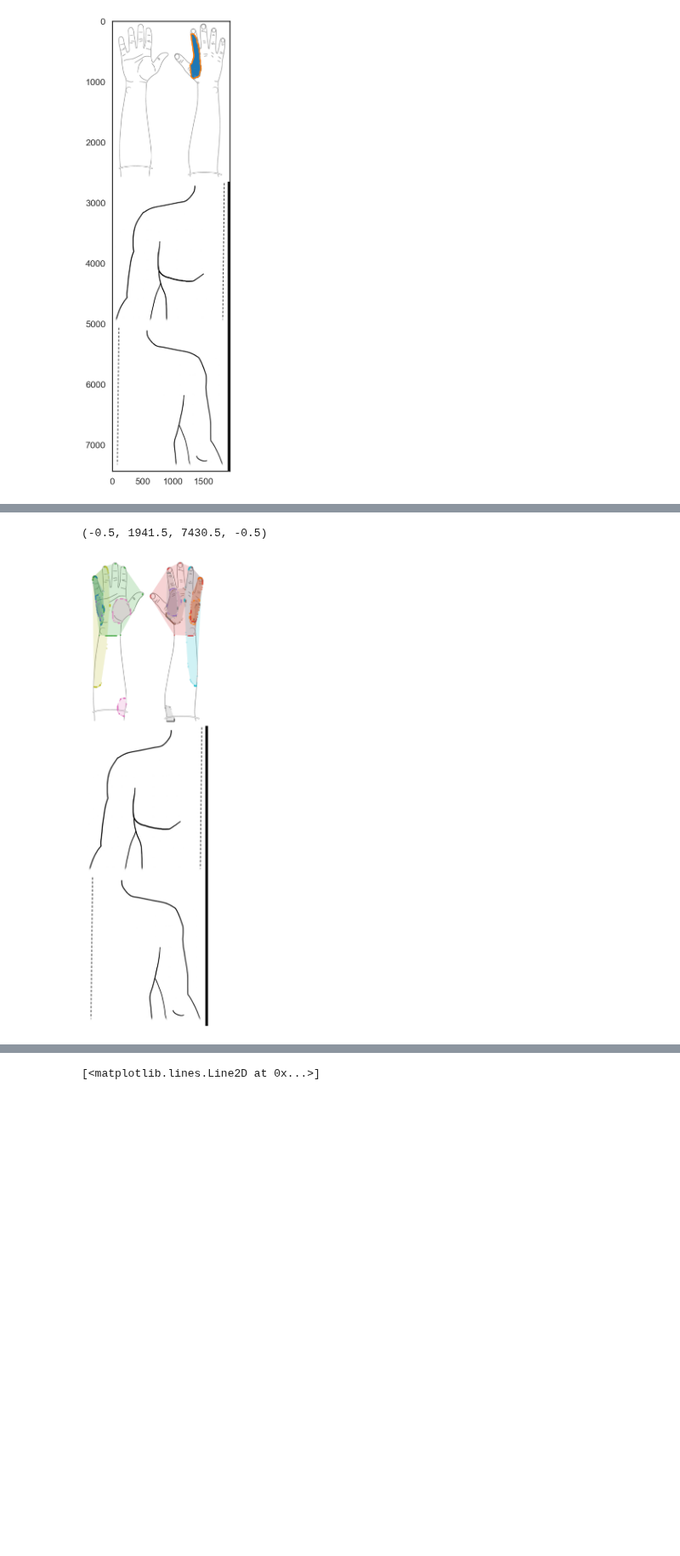
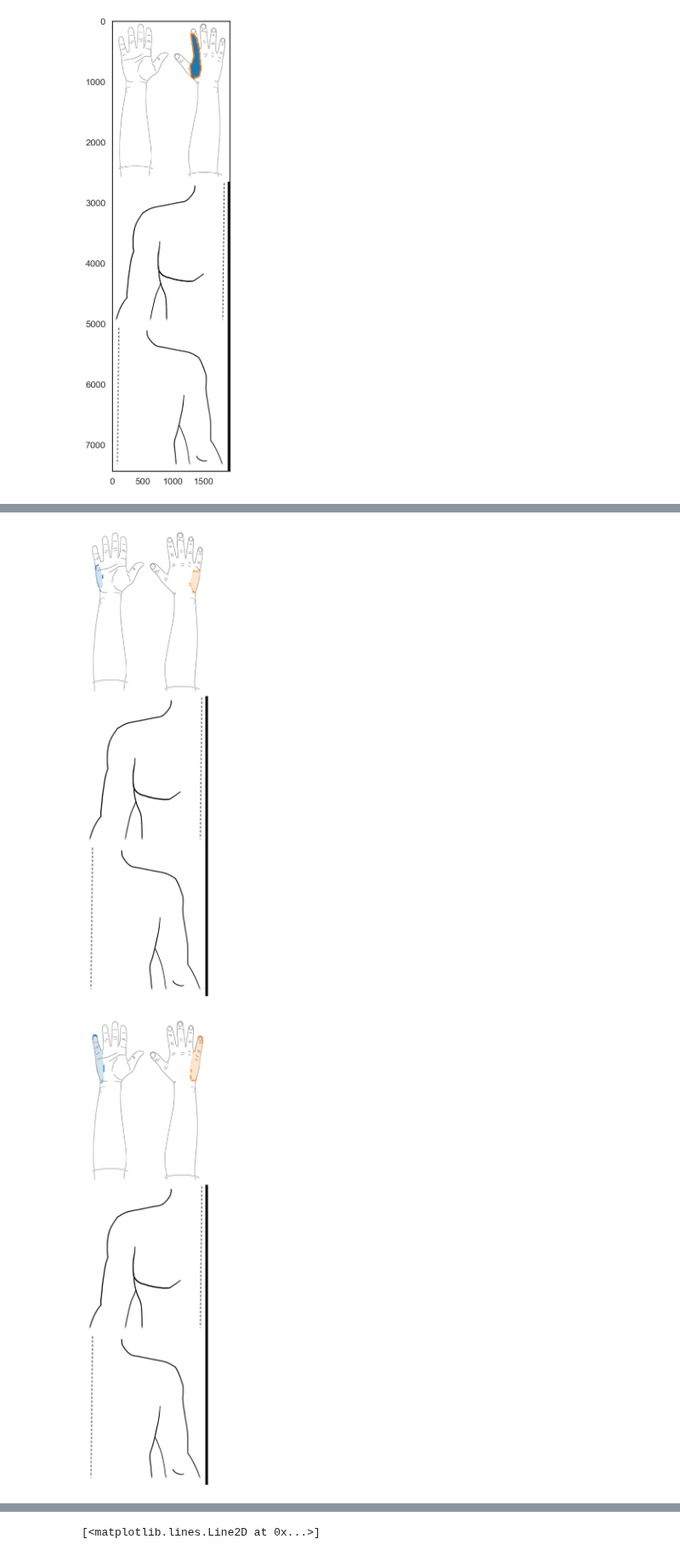
Before and after one commit to Nabizzle/Geodesic-Path-Finder, a Jupyter notebook: Code/Multi-Percept Analysis.ipynb, the cells around one changed output, grey strips where cells are left out. Shown at 85% size. Drawn from its saved outputs; the diff is of its cells as text; code cells hidden in the pictures; blank space fills up the shorter version.

```diff
--- a/Code/Multi-Percept Analysis.ipynb
+++ b/Code/Multi-Percept Analysis.ipynb
@@ -118,16 +119,19 @@ plt.axis('off')
 # %% [markdown]
 # Show Boundaries
 # %%
-fig = plt.figure(figsize=(image_x_size/500, image_y_size/500))
-plt.imshow(img)
-
+together = False
 for row in example_data.filter(
-    pl.col("Subject ID") == "RCT01"
+    pl.col("Subject ID") == "RCT02"
     ).iter_rows(named=True):
+    if together:
+        together = False
+    else:
+        fig = plt.figure(figsize=(image_x_size/500, image_y_size/500))
+        plt.imshow(img)
+        together = True
+        plt.axis('off')
     boundary = np.array(row["Boundary"])
     plt.plot(boundary[:, 0], boundary[:, 1], '.',
              markersize=3, alpha=0.2)
     plt.fill(boundary[:, 0], boundary[:, 1], alpha=0.2)
-
-plt.axis('off')
 # %% [output]
@@ -138,5 +141,5 @@ plt.axis('off')
 # %%
-uv_array, lookup_table = data_manager.load_data("Male Right Arm")
+uv_array, lookup_table, import_data = data_manager.load_data("Male Right Arm")
 border_uvs = surface.find_uv_indicies(pl.DataFrame(boundary), uv_array,
                                       image_x_size, image_y_size)
 border_uvs = surface.clean_uv_border(border_uvs)
@@ -237,18 +242,21 @@ shape: (20, 9)
 | "RCT02" | 2023-05-09 00:00:00 | "Left hand" | "Ulnar" | 10 | 1327.766602 | 2453.54248 | [[1320.0, 2310.5], [1319.5, 2311.... | ... |
 | "RCT02" | 2023-05-09 00:00:00 | "Left hand" | "Ulnar" | 10 | 539.163635 | 7234.96582 | [[550.0, 7133.5], [549.5, 7134.0]... | ... |
 # %%
-fig = plt.figure(figsize=(image_x_size/500, image_y_size/500))
-plt.imshow(img)
-
+together = False
 for row in example_data.filter(
     pl.col("Subject ID") == "RCT01"
     ).iter_rows(named=True):
+    if together:
+        together = False
+    else:
+        fig = plt.figure(figsize=(image_x_size/500, image_y_size/500))
+        plt.imshow(img)
+        together = True
+        plt.axis('off')
     boundary = np.array(row["Boundary"])
     plt.plot(boundary[:, 0], boundary[:, 1], '.',
              markersize=3, alpha=0.2)
     plt.fill(boundary[:, 0], boundary[:, 1], alpha=0.2)
-
-plt.axis('off')
 # %% [output]
-(-0.5, 1941.5, 7430.5, -0.5)
-[figure, old version]
+[figure, new version]
+[figure, added]
```
Also changed, not shown: parts of 10 cells of this notebook, 2 other files.
